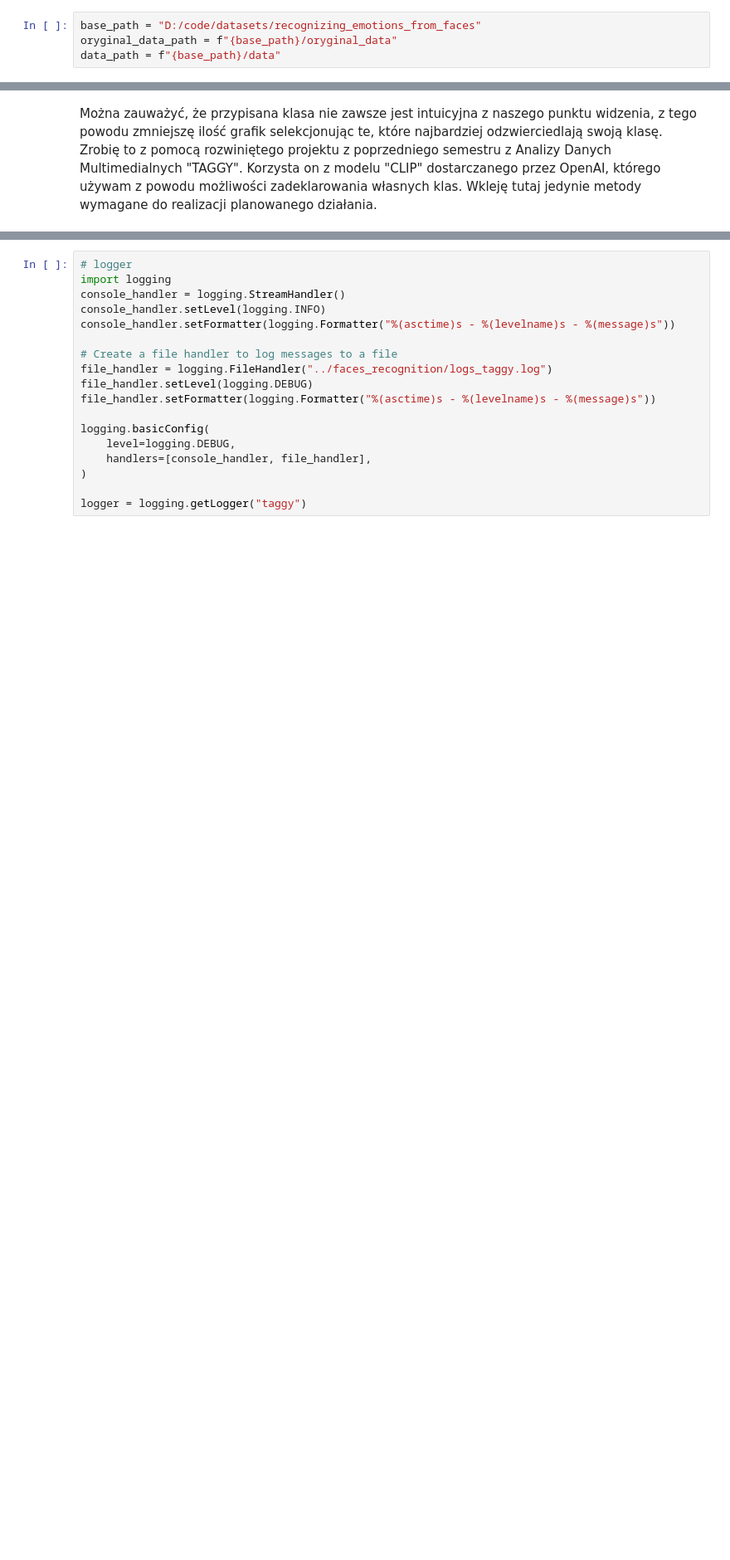
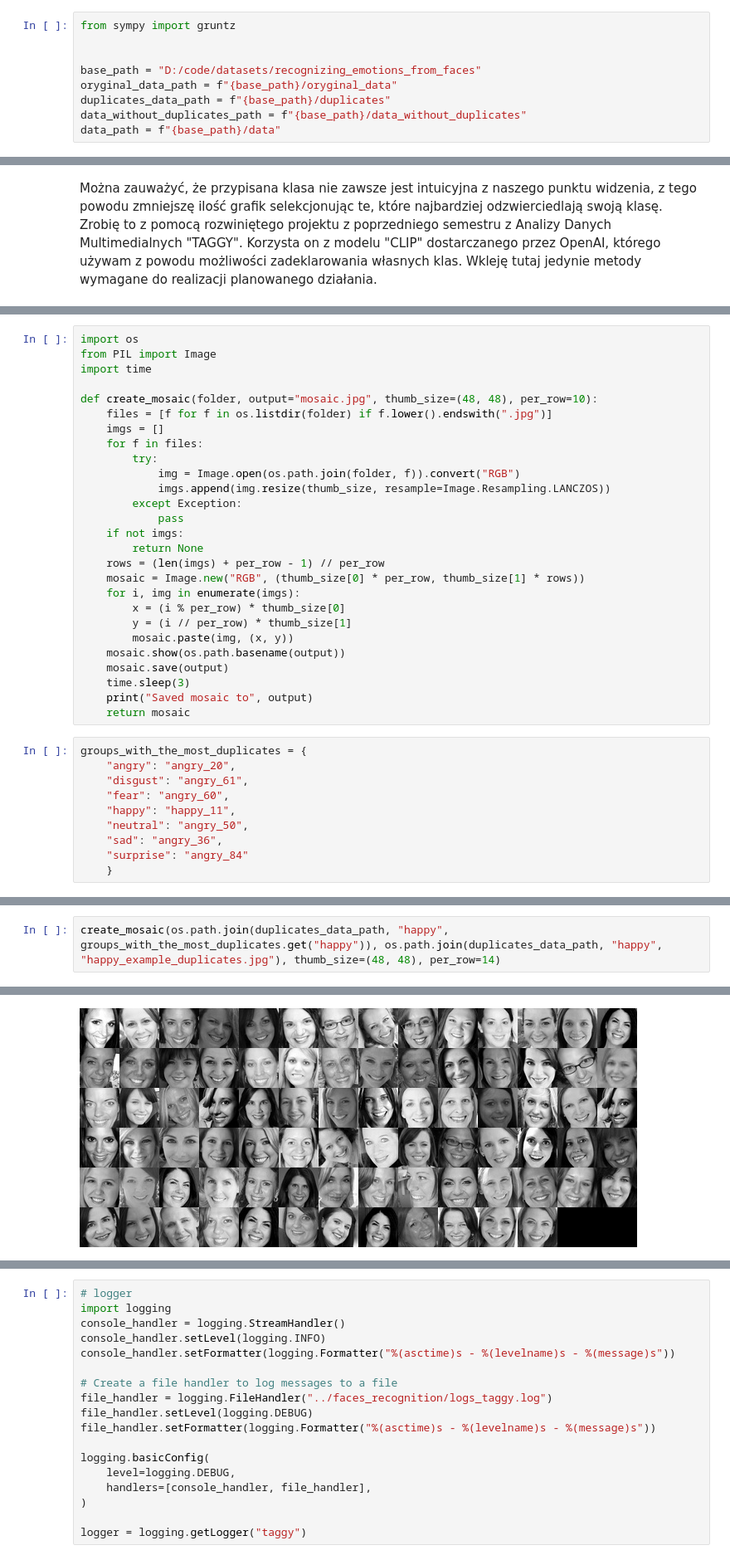
Before and after one commit to 4ieksander/taggyAI, a Jupyter notebook: examples_of_use-prepare_datasets/prepare_dataset-WSB-project-Machine_learning_for_complex_data.ipynb, the cells around one changed output, grey strips where cells are left out. Shown at 83% size. Drawn from its saved outputs; the diff is of its cells as text; blank space fills up the shorter version.

```diff
--- a/examples_of_use-prepare_datasets/prepare_dataset-WSB-project-Machine_learning_for_complex_data.ipynb
+++ b/examples_of_use-prepare_datasets/prepare_dataset-WSB-project-Machine_learning_for_complex_data.ipynb
@@ -1,6 +1,11 @@
 # %%
+from sympy import gruntz
+
+
 base_path = "D:/code/datasets/recognizing_emotions_from_faces"
 oryginal_data_path = f"{base_path}/oryginal_data"
+duplicates_data_path = f"{base_path}/duplicates"
+data_without_duplicates_path = f"{base_path}/data_without_duplicates"
 data_path = f"{base_path}/data"
 # %%
 import kagglehub
@@ -134,0 +181,37 @@ python .\taggy_cli.py dataset_duplicates -i D:\code\datasets\recognizing_emotion
+# %%
+import os
+from PIL import Image
+import time
+
+def create_mosaic(folder, output="mosaic.jpg", thumb_size=(48, 48), per_row=10):
+    files = [f for f in os.listdir(folder) if f.lower().endswith(".jpg")]
+    imgs = []
+    for f in files:
+        try:
+            img = Image.open(os.path.join(folder, f)).convert("RGB")
+            imgs.append(img.resize(thumb_size, resample=Image.Resampling.LANCZOS))
+        except Exception:
+            pass
+    if not imgs:
+        return None
+    rows = (len(imgs) + per_row - 1) // per_row
+    mosaic = Image.new("RGB", (thumb_size[0] * per_row, thumb_size[1] * rows))
+    for i, img in enumerate(imgs):
+        x = (i % per_row) * thumb_size[0]
+        y = (i // per_row) * thumb_size[1]
+        mosaic.paste(img, (x, y))
+    mosaic.show(os.path.basename(output))
+    mosaic.save(output)
+    time.sleep(3)
+    print("Saved mosaic to", output)
+    return mosaic
+# %%
+groups_with_the_most_duplicates = {
+    "angry": "angry_20",
+    "disgust": "angry_61",
+    "fear": "angry_60",
+    "happy": "happy_11",
+    "neutral": "angry_50",
+    "sad": "angry_36",
+    "surprise": "angry_84"
+    }
@@ -134,0 +231,3 @@ python .\taggy_cli.py dataset_duplicates -i D:\code\datasets\recognizing_emotion
+# %%
+create_mosaic(os.path.join(duplicates_data_path, "happy", groups_with_the_most_duplicates.get("happy")), os.path.join(duplicates_data_path, "happy", "happy_example_duplicates.jpg"), thumb_size=(48, 48), per_row=14)
+# %% [output]
@@ -134,0 +235 @@ python .\taggy_cli.py dataset_duplicates -i D:\code\datasets\recognizing_emotion
+[figure, added]
```
Also changed, not shown: parts of 17 cells of this notebook, 1 other file.
